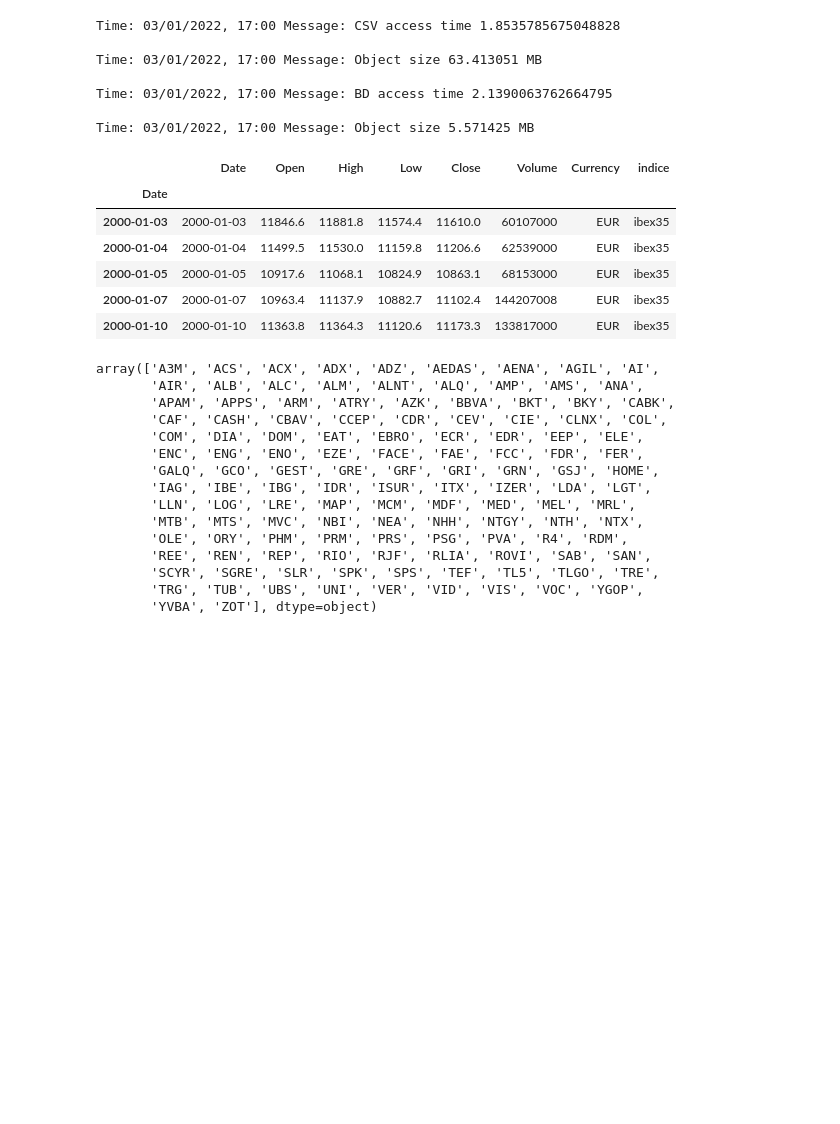
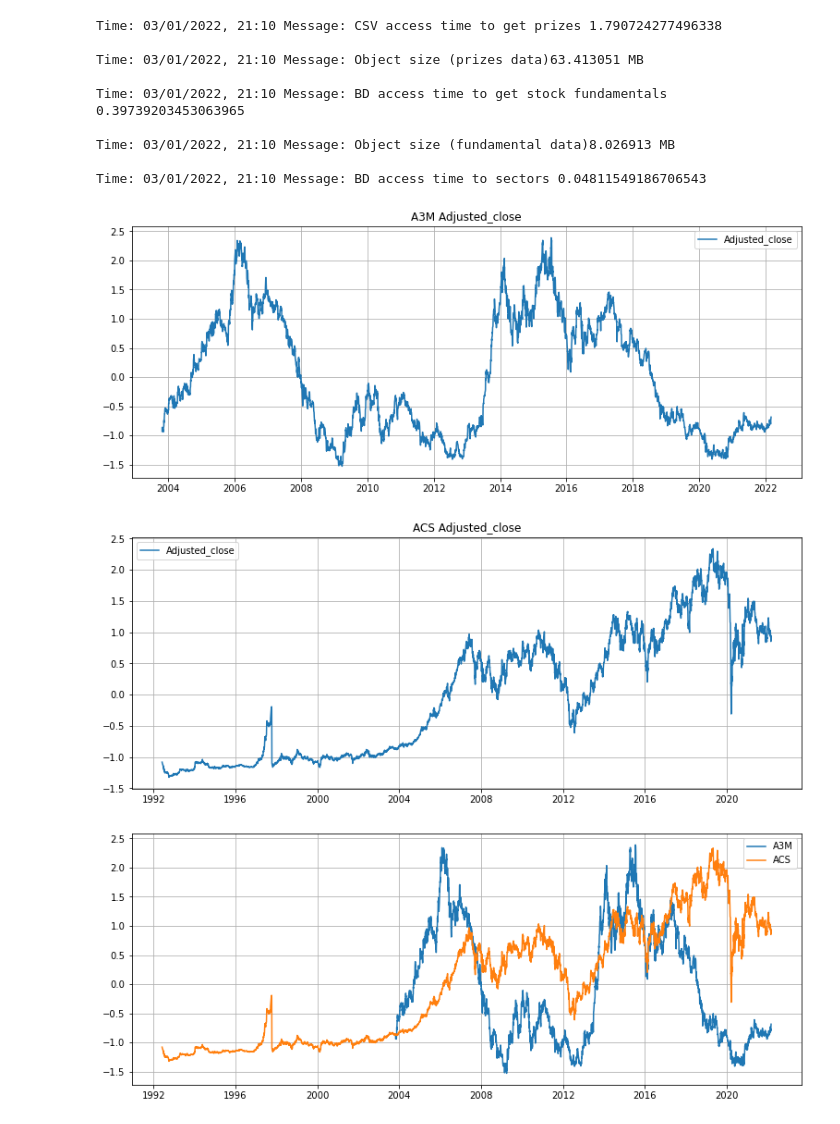
Before and after one commit to webclinic017/marketAnalyzer, a Jupyter notebook: analyzer/notebooks/VAR_models.ipynb, the cells around one changed output. Saved outputs shown, nothing was run; the diff lists cells and outputs as text; code cells hidden in the pictures; blank space fills up the shorter version.

```diff
--- a/analyzer/notebooks/VAR_models.ipynb
+++ b/analyzer/notebooks/VAR_models.ipynb
@@ -6,42 +19,35 @@ import numpy as np
 # %%
+
 bd=bdStocks.getData()
-dataframe=bd.getPrizesByExchange("MC")
-fundamentals=bd.getFundamentalsByExchange("MC")
-indice=bd.getIndexPrizes("ibex35")
+precios=bd.getPrizesByExchange(exchange,columnas=columnasPrecios)
+fundamentals=bd.getFundamentalsByExchange(exchange,bd=True,columnas=columnas)
+indice=bd.getIndexPrizes(indiceName)
+if getsectors:
+    sectors=bd.getSectors(exchange)
+    fundamentals["sector"]=fundamentals["stock"].transform(lambda t:sectors[t])
+if   getdescriptions:
+    descriptions=bd.getDescriptions(exchange)
+    fundamentals["description"]=fundamentals["stock"].transform(lambda t:descriptions[t])
+if not_index:
+    precios.reset_index(inplace=True)
+    fundamentals.reset_index(inplace=True)
 # %% [output]
-Time: 03/01/2022, 17:00 Message: CSV access time 1.8535785675048828
+Time: 03/01/2022, 21:10 Message: CSV access time to get prizes 1.790724277496338
 
-Time: 03/01/2022, 17:00 Message: Object size 63.413051 MB
+Time: 03/01/2022, 21:10 Message: Object size (prizes data)63.413051 MB
 
-Time: 03/01/2022, 17:00 Message: BD access time 2.1390063762664795
+Time: 03/01/2022, 21:10 Message: BD access time to get stock fundamentals 0.39739203453063965
 
-Time: 03/01/2022, 17:00 Message: Object size 5.571425 MB
+Time: 03/01/2022, 21:10 Message: Object size (fundamental data)8.026913 MB
+
+Time: 03/01/2022, 21:10 Message: BD access time to sectors 0.04811549186706543
 # %%
-indice.head()
+stocks=np.unique(fundamentals["stock"])
+sectors=np.unique(fundamentals["sector"])
+dataframeAnalysis=fundamentals.loc[fundamentals["sector"].isin([sectors[-6]])]
+dataframeAnalysis=dataframeAnalysis.merge(precios,how='right',on=["fecha","stock"])
+stocksAnalysis=np.unique(dataframeAnalysis["stock"])
+import itertools
+import functools
+numStocks=2
+combinaciones=itertools.combinations(stocksAnalysis,2)
-# %% [output]
-|  | Date | Open | High | Low | Close | Volume | Currency | indice |
-| Date |  |  |  |  |  |  |  |  |
-| 2000-01-03 | 2000-01-03 | 11846.6 | 11881.8 | 11574.4 | 11610.0 | 60107000 | EUR | ibex35 |
-| 2000-01-04 | 2000-01-04 | 11499.5 | 11530.0 | 11159.8 | 11206.6 | 62539000 | EUR | ibex35 |
-| 2000-01-05 | 2000-01-05 | 10917.6 | 11068.1 | 10824.9 | 10863.1 | 68153000 | EUR | ibex35 |
-| 2000-01-07 | 2000-01-07 | 10963.4 | 11137.9 | 10882.7 | 11102.4 | 144207008 | EUR | ibex35 |
-| 2000-01-10 | 2000-01-10 | 11363.8 | 11364.3 | 11120.6 | 11173.3 | 133817000 | EUR | ibex35 |
-# %%
-stocks=np.unique(fundamentals["stock"])
-stocks
-# %% [output]
-array(['A3M', 'ACS', 'ACX', 'ADX', 'ADZ', 'AEDAS', 'AENA', 'AGIL', 'AI',
-       'AIR', 'ALB', 'ALC', 'ALM', 'ALNT', 'ALQ', 'AMP', 'AMS', 'ANA',
-       'APAM', 'APPS', 'ARM', 'ATRY', 'AZK', 'BBVA', 'BKT', 'BKY', 'CABK',
-       'CAF', 'CASH', 'CBAV', 'CCEP', 'CDR', 'CEV', 'CIE', 'CLNX', 'COL',
-       'COM', 'DIA', 'DOM', 'EAT', 'EBRO', 'ECR', 'EDR', 'EEP', 'ELE',
-       'ENC', 'ENG', 'ENO', 'EZE', 'FACE', 'FAE', 'FCC', 'FDR', 'FER',
-       'GALQ', 'GCO', 'GEST', 'GRE', 'GRF', 'GRI', 'GRN', 'GSJ', 'HOME',
-       'IAG', 'IBE', 'IBG', 'IDR', 'ISUR', 'ITX', 'IZER', 'LDA', 'LGT',
-       'LLN', 'LOG', 'LRE', 'MAP', 'MCM', 'MDF', 'MED', 'MEL', 'MRL',
-       'MTB', 'MTS', 'MVC', 'NBI', 'NEA', 'NHH', 'NTGY', 'NTH', 'NTX',
-       'OLE', 'ORY', 'PHM', 'PRM', 'PRS', 'PSG', 'PVA', 'R4', 'RDM',
-       'REE', 'REN', 'REP', 'RIO', 'RJF', 'RLIA', 'ROVI', 'SAB', 'SAN',
-       'SCYR', 'SGRE', 'SLR', 'SPK', 'SPS', 'TEF', 'TL5', 'TLGO', 'TRE',
-       'TRG', 'TUB', 'UBS', 'UNI', 'VER', 'VID', 'VIS', 'VOC', 'YGOP',
-       'YVBA', 'ZOT'], dtype=object)
@@ -49,0 +54,16 @@ import statsmodels
+# %%
+pareja=next(combinaciones)
+array={e:dataframeAnalysis.loc[dataframeAnalysis["stock"]==e] for e in pareja}
+for stock,data in array.items():
+    data.set_index("fecha",inplace=True,drop=True)
+    column="Adjusted_close"
+    graficos.linearplot(data,stock+" "+column,True,column)
+    column="netIncome"
+    #graficos.linearplot(data,stock+" "+column,column)
+graficos.linearplot_multiple_data("Adjusted_close",True,None,*list(array.values()))
+
+#graficos.linearplot_multiple_data("netIncome",None,*list(array.values()))
+# %% [output]
+[figure, added]
+[figure, added]
+[figure, added]
```
Also changed, not shown: parts of 3 cells of this notebook, 4 other files.
